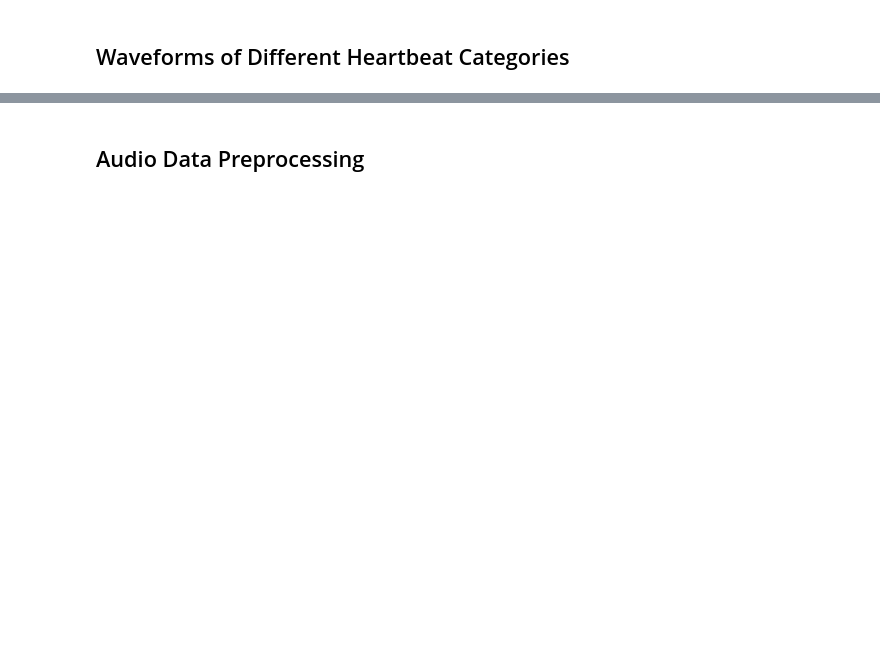
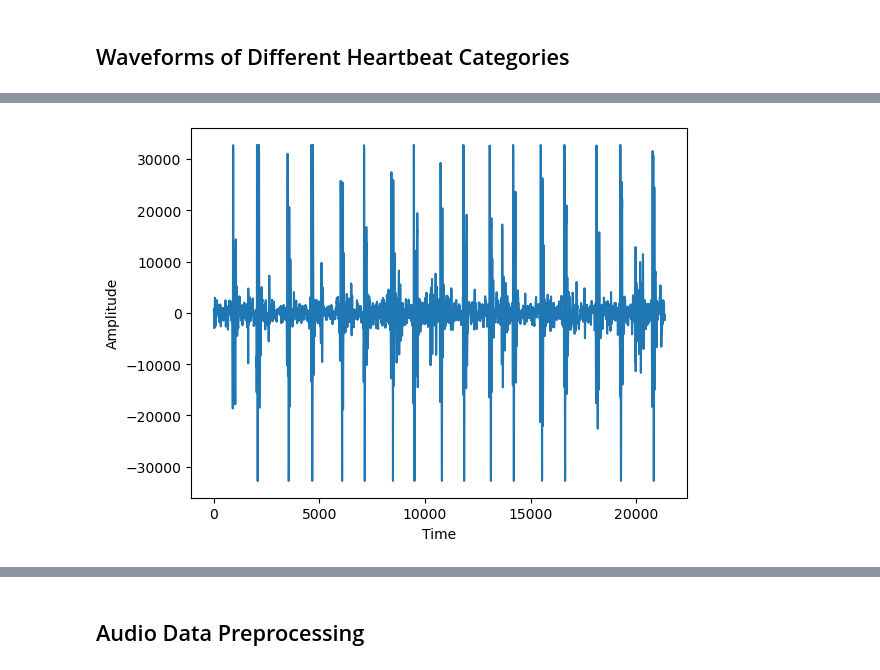
Before and after one commit to smm3123/Heart-Murmur-Identification-With-Machine-Learning, a Jupyter notebook: heartbeat_machine_learning.ipynb, the cells around one changed output, grey strips where cells are left out. Cells and saved outputs as stored; diff of their text form; code cells hidden in the pictures; blank space fills up the shorter version.

```diff
--- a/heartbeat_machine_learning.ipynb
+++ b/heartbeat_machine_learning.ipynb
@@ -88,7 +159,9 @@ plot_waveform_for_file(murmur_heartbeat_path)
 # %%
 # Extrasystole heartbeats are out of rythm, and can result in "lub-dub-dub" or "lub-lub-dub" heartbeats
 extrasystole_heartbeat_path = path + "/set_b/extrastole__144_1306522408528_B.wav"
-plot_waveform_for_file(extrastole_heartbeat_path)
+plot_waveform_for_file(extrasystole_heartbeat_path)
+# %% [output]
+[figure, added]
 # %%
 # Artifacts are when there aren't heartbeat sounds and needs to be
 # identified so we can know when to attempt classification again
```
Also changed, not shown: parts of 10 cells of this notebook.
